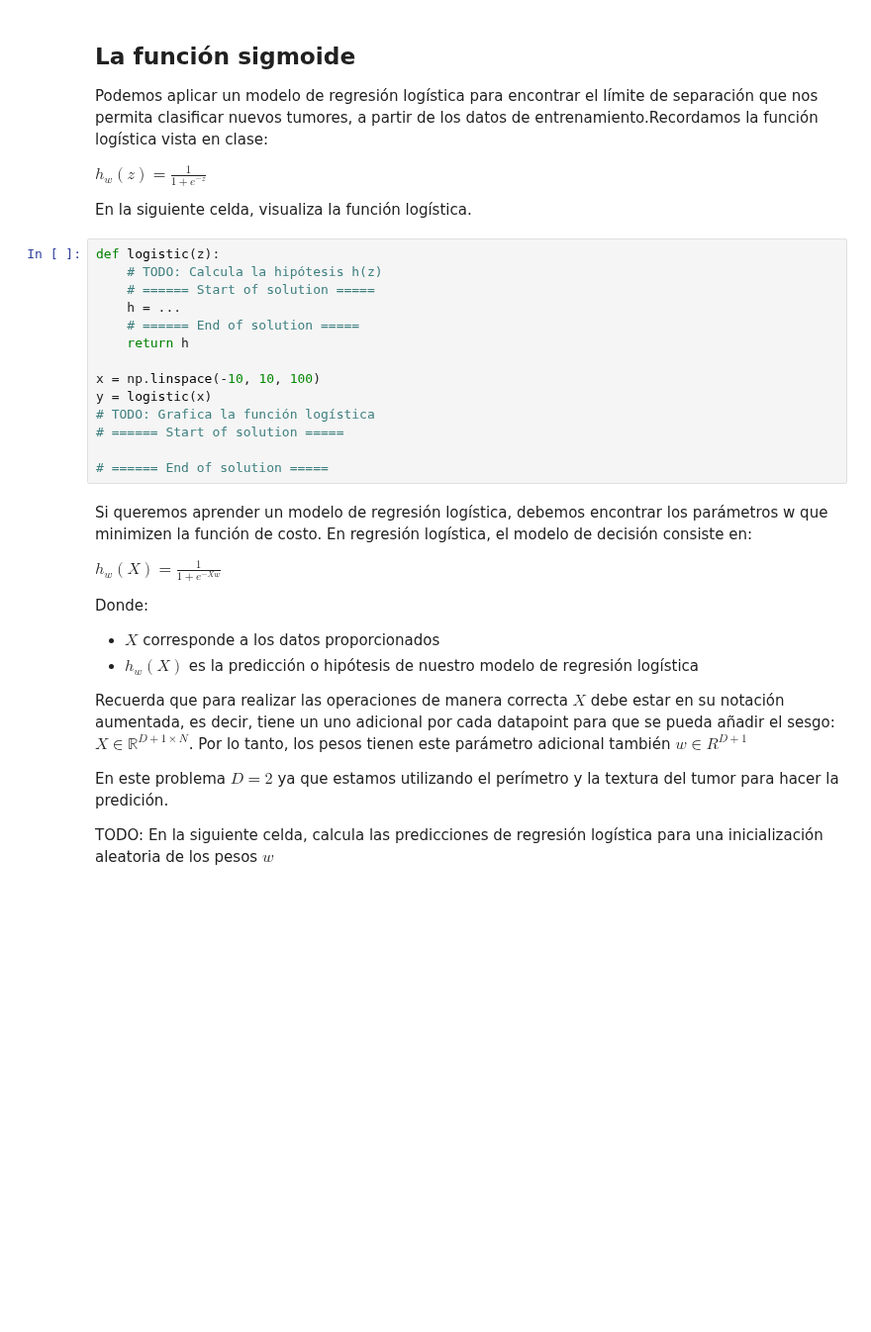
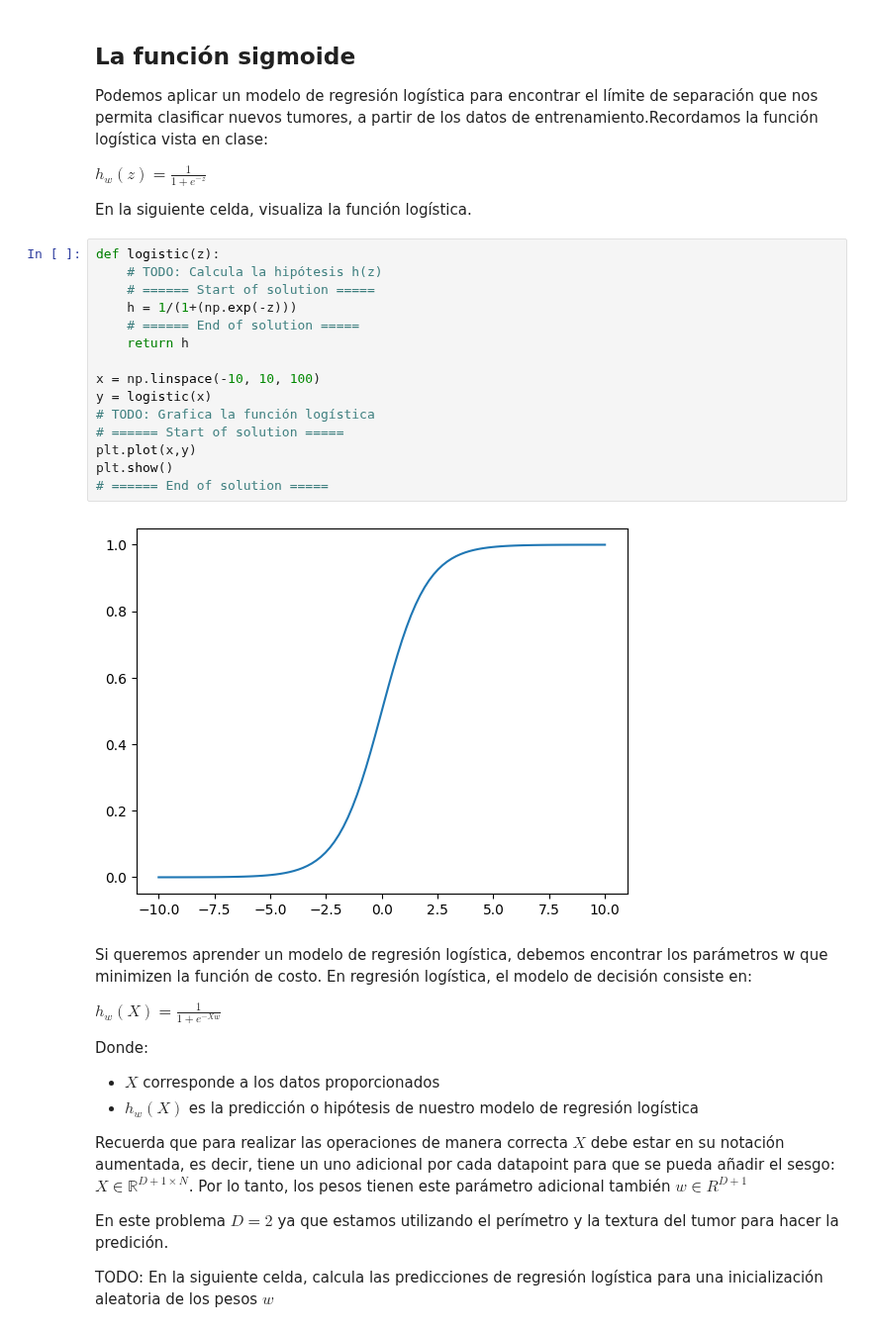
Before and after one commit to israelito123/SI24_LosCapybaros, a Jupyter notebook: src/si24/ejercicios/E04_logistic_reg/logistic_regression.ipynb, the cells around one changed output. Shown at 99% size. Saved outputs shown, nothing was run; the diff lists cells and outputs as text; blank space fills up the shorter version.

```diff
--- a/src/si24/ejercicios/E04_logistic_reg/logistic_regression.ipynb
+++ b/src/si24/ejercicios/E04_logistic_reg/logistic_regression.ipynb
@@ -100,17 +113,20 @@ En la siguiente celda, visualiza la función logística.
 # %%
 def logistic(z):
     # TODO: Calcula la hipótesis h(z)
     # ====== Start of solution =====
-    h = ...
+    h = 1/(1+(np.exp(-z)))
     # ====== End of solution =====
     return h
 
 x = np.linspace(-10, 10, 100)
 y = logistic(x)
 # TODO: Grafica la función logística
 # ====== Start of solution =====
-
+plt.plot(x,y)
+plt.show()
 # ====== End of solution =====
+# %% [output]
+[figure, added]
 # %% [markdown]
 Si queremos aprender un modelo de regresión logística, debemos encontrar los parámetros w que minimizen la función de costo. En regresión logística, el modelo de decisión consiste en:
 
```
Also changed, not shown: parts of 4 cells of this notebook.
